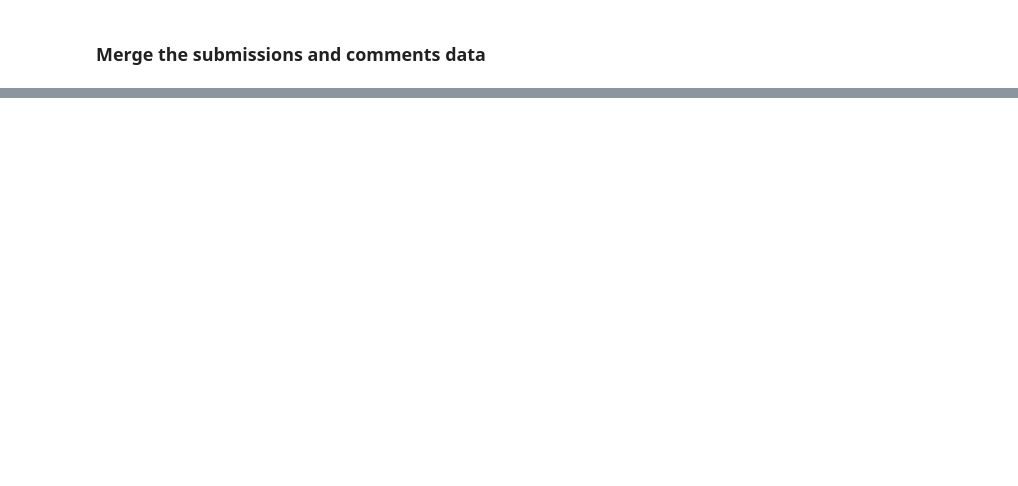
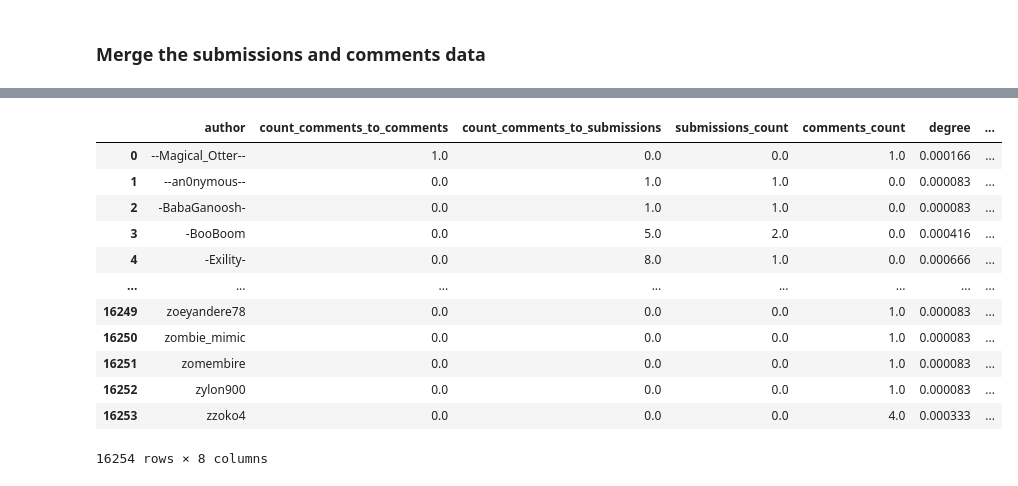
Before and after one commit to lazy0ninja/Social_Media_Analytics, a Jupyter notebook: Part2/part2_network_analysis.ipynb, the cells around one changed output, grey strips where cells are left out. Cells and saved outputs as stored; diff of their text form; code cells hidden in the pictures; blank space fills up the shorter version.

```diff
--- a/Part2/part2_network_analysis.ipynb
+++ b/Part2/part2_network_analysis.ipynb
@@ -132,0 +181,13 @@ Network density: 2.5210523141837023e-06
+# %%
+
+# Create a new DataFrame for the author-based network
+author_network_data = author_network_data[['Child Author', 'Parent Author', 'Link Type']].dropna().drop_duplicates()
+
+# Create a graph from the author-based network data
+G_authors = nx.from_pandas_edgelist(
+    author_network_data,
+    source='Parent Author',
+    target='Child Author',
+    edge_attr='Link Type',
+    create_using=nx.DiGraph()
+)
@@ -132,0 +205,12 @@ Network density: 2.5210523141837023e-06
+# %%
+# Calculate centrality measures
+degree = nx.degree_centrality(G_authors)
+betweenness = nx.betweenness_centrality(G_authors)
+closeness = nx.closeness_centrality(G_authors)
+
+# Combine all centrality measures into a DataFrame
+centrality_measures = pd.DataFrame({
+    'Degree': degree,
+    'Betweenness': betweenness,
+    'Closeness': closeness
+})
@@ -132,0 +274,33 @@ Network density: 2.5210523141837023e-06
+# %%
+# the number of submissions per author
+submissions_count = df_submissions.groupby('author').size().reset_index(name='submissions_count')
+
+# the number of comments per author
+comments_count = df_comments.groupby('author').size().reset_index(name='comments_count')
+
+# Merge the two dataframes on the author column
+author_metrics = pd.merge(submissions_count, comments_count, on='author', how='outer').fillna(0)
+
+# merge counts_df on the author column
+author_metrics = pd.merge(counts_df, author_metrics, on='author', how='outer').fillna(0)
+
+# merge network measures on the author column
+author_metrics['degree'] = author_metrics['author'].map(degree)
+author_metrics['betweenness'] = author_metrics['author'].map(betweenness)
+author_metrics['closeness'] = author_metrics['author'].map(closeness)
+# %%
+author_metrics
+# %% [output]
+|  | author | count_comments_to_comments | count_comments_to_submissions | submissions_count | comments_count | degree | ... |
+| 0 | --Magical_Otter-- | 1.0 | 0.0 | 0.0 | 1.0 | 0.000166 | ... |
+| 1 | --an0nymous-- | 0.0 | 1.0 | 1.0 | 0.0 | 0.000083 | ... |
+| 2 | -BabaGanoosh- | 0.0 | 1.0 | 1.0 | 0.0 | 0.000083 | ... |
+| 3 | -BooBoom | 0.0 | 5.0 | 2.0 | 0.0 | 0.000416 | ... |
+| 4 | -Exility- | 0.0 | 8.0 | 1.0 | 0.0 | 0.000666 | ... |
+| ... | ... | ... | ... | ... | ... | ... | ... |
+| 16249 | zoeyandere78 | 0.0 | 0.0 | 0.0 | 1.0 | 0.000083 | ... |
+| 16250 | zombie_mimic | 0.0 | 0.0 | 0.0 | 1.0 | 0.000083 | ... |
+| 16251 | zomembire | 0.0 | 0.0 | 0.0 | 1.0 | 0.000083 | ... |
+| 16252 | zylon900 | 0.0 | 0.0 | 0.0 | 1.0 | 0.000083 | ... |
+| 16253 | zzoko4 | 0.0 | 0.0 | 0.0 | 4.0 | 0.000333 | ... |
+16254 rows × 8 columns
```
Also changed, not shown: parts of 28 cells of this notebook, 2 other files.
